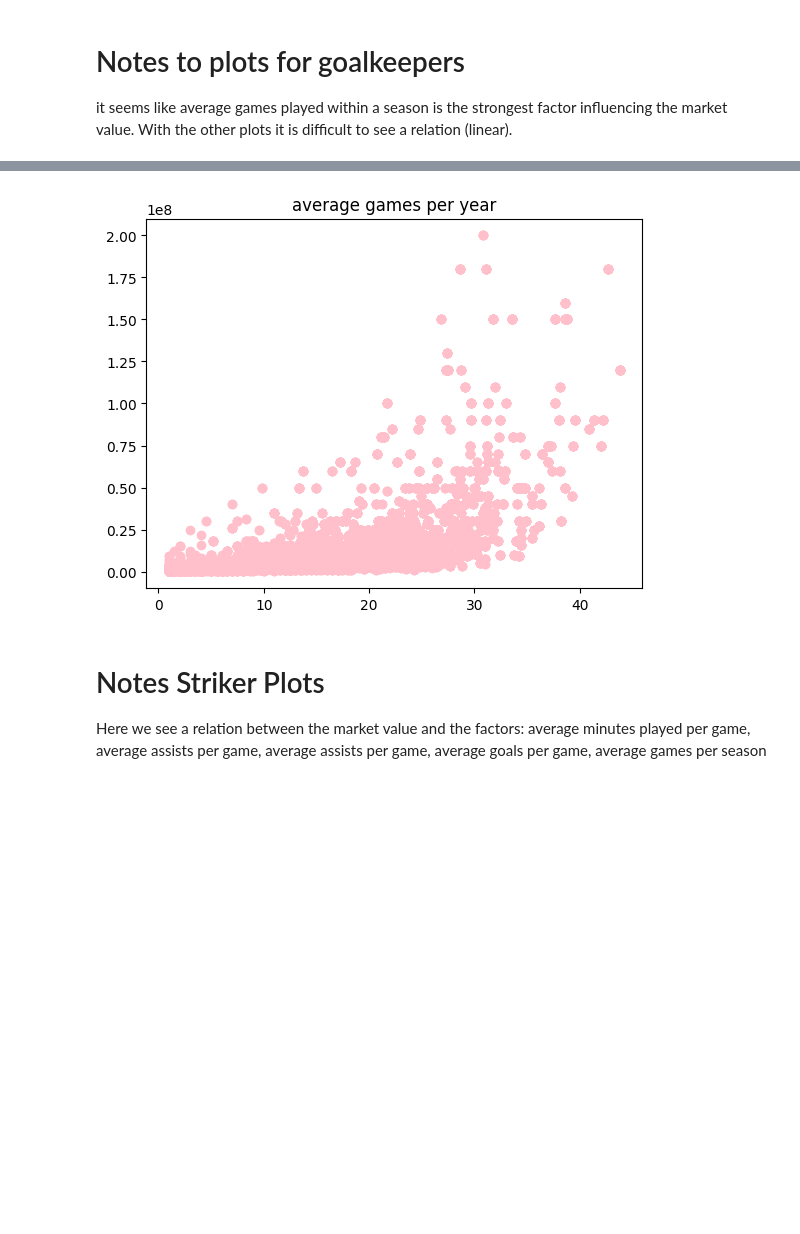
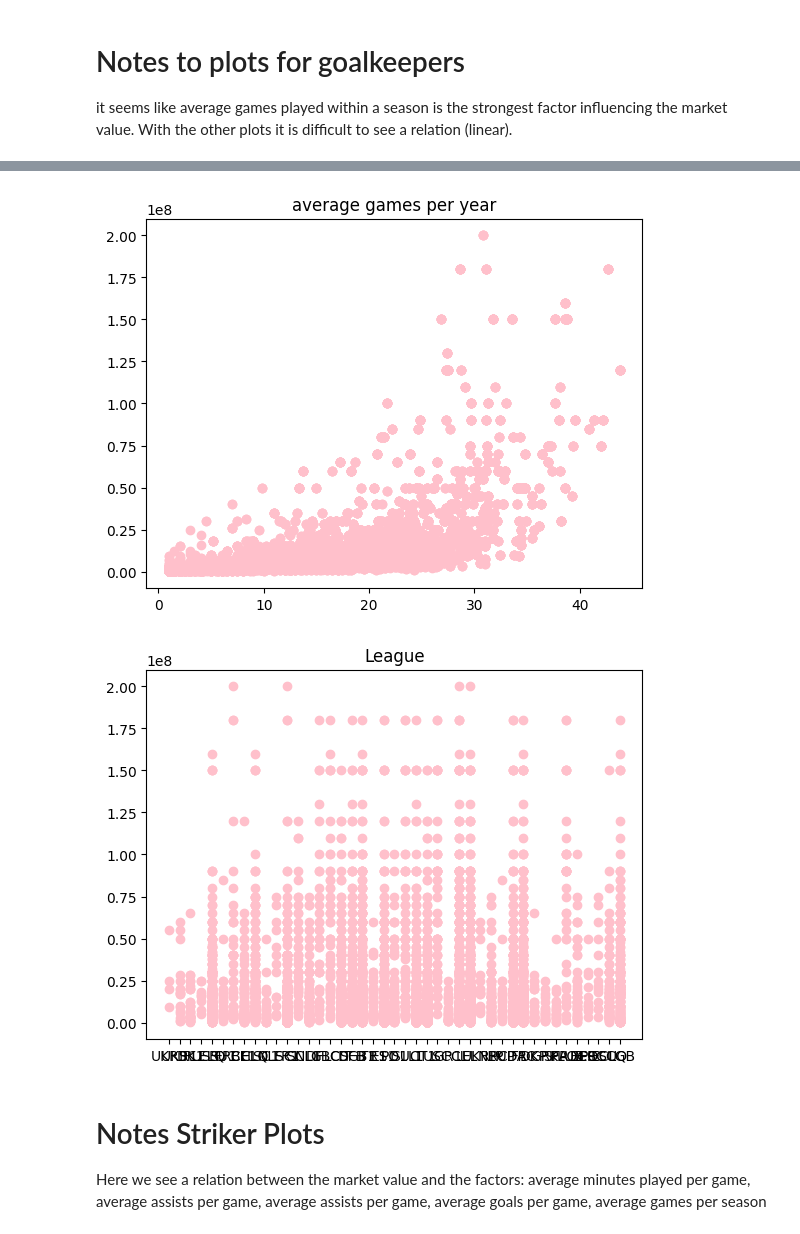
Before and after one commit to camille-sophiie/sports-data, a Jupyter notebook: code/02_Scatterplots_nicole.ipynb, the cells around one changed output, grey strips where cells are left out. Cells and saved outputs as stored; diff of their text form; code cells hidden in the pictures; blank space fills up the shorter version.

```diff
--- a/code/02_Scatterplots_nicole.ipynb
+++ b/code/02_Scatterplots_nicole.ipynb
@@ -157,33 +175,39 @@ plt.show()
 
 # yellow cards average
 plt.scatter(striker_df['red_cards_avg'], striker_df['highest_market_value'], c ="pink")
 plt.title('average yellow cards per game')
 plt.show()
 
 # average assists
 plt.scatter(striker_df['avg_assists_per_year'], striker_df['highest_market_value'], c ="pink")
 plt.title('average assists per game')
 plt.show()
 
 # average goals
 plt.scatter(striker_df['avg_goals_per_year'], striker_df['highest_market_value'], c ="pink")
 plt.title('average goals per game')
 plt.show()
 
 # average games per year
 plt.scatter(striker_df['avg_games_per_year'], striker_df['highest_market_value'], c ="pink")
 plt.title('average games per year')
 plt.show()
+
+# League
+plt.scatter(striker_df['competition_id'], striker_df['highest_market_value'], c ="pink")
+plt.title('League')
+plt.show()
 # %% [output]
 [figure]
 [figure]
 [figure]
 [figure]
 [figure]
 [figure]
 [figure]
 [figure]
 [figure]
+[figure, added]
 # %% [markdown]
 # Notes Striker Plots
 Here we see a relation between the market value and the factors: average minutes played per game, average assists per game, average assists per game, average goals per game, average games per season
```
Also changed, not shown: parts of 1 cell of this notebook.
